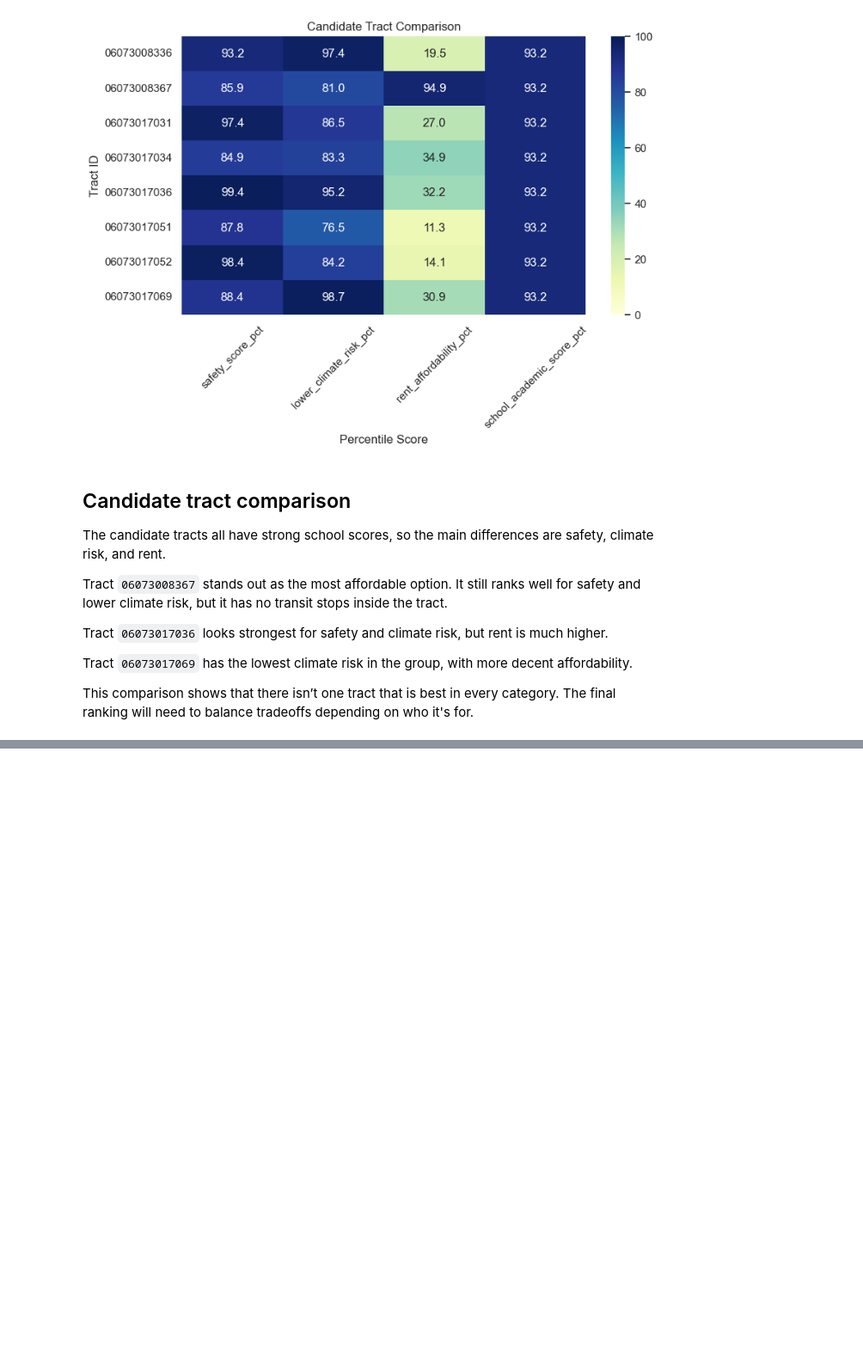
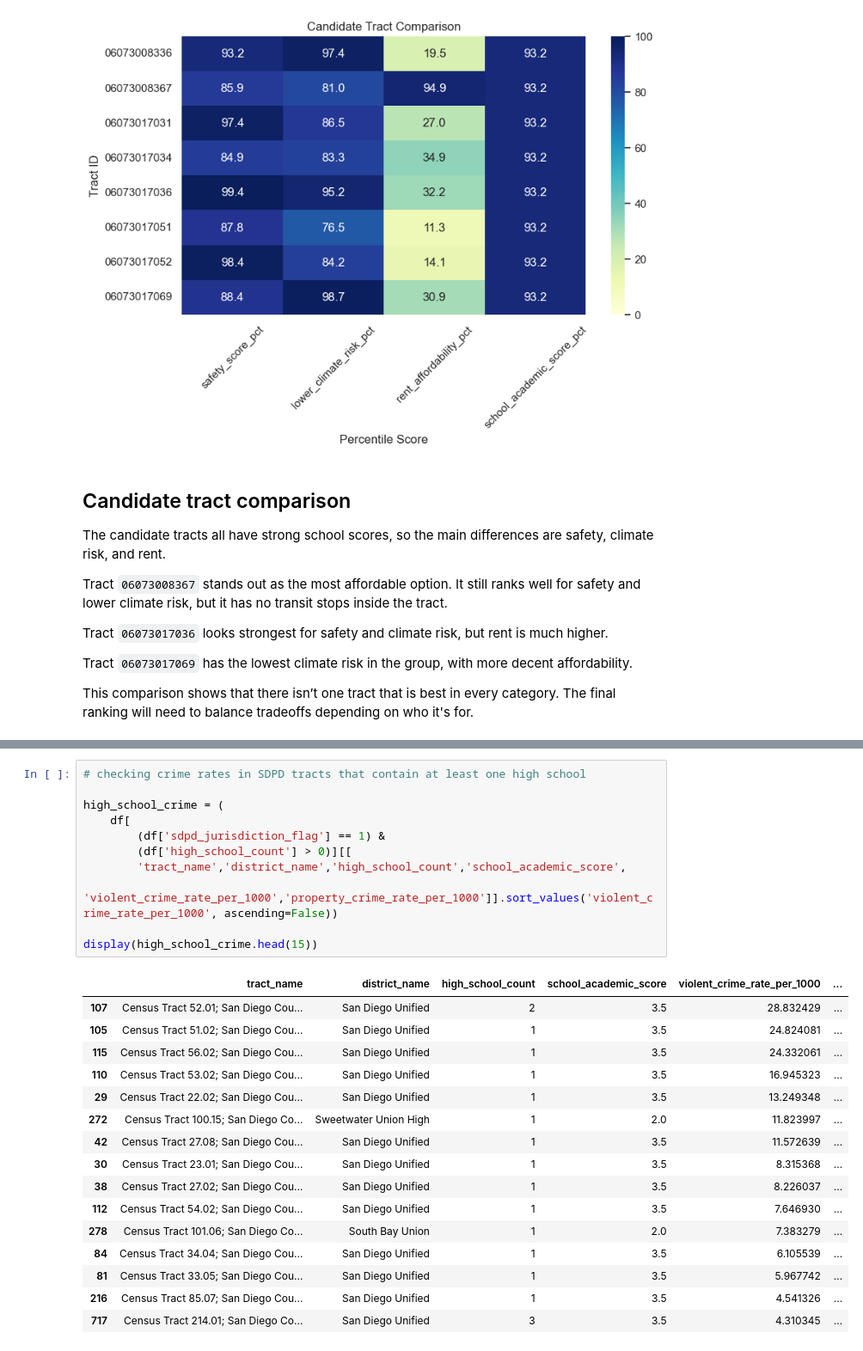
Before and after one commit to coco-martinez/san-diego-neighborhood-opportunity, a Jupyter notebook: notebooks/08_eda.ipynb, the cells around one changed output, grey strips where cells are left out. Shown at 86% size. Saved outputs shown, nothing was run; the diff lists cells and outputs as text; blank space fills up the shorter version.

```diff
--- a/notebooks/08_eda.ipynb
+++ b/notebooks/08_eda.ipynb
@@ -1408,0 +1716,28 @@ SDPD dataset: (311, 76) ..\data\processed\master_residential_tract_features_sdpd
+# %%
+# checking crime rates in SDPD tracts that contain at least one high school
+
+high_school_crime = (
+    df[
+        (df['sdpd_jurisdiction_flag'] == 1) &
+        (df['high_school_count'] > 0)][[
+        'tract_name','district_name','high_school_count','school_academic_score',
+        'violent_crime_rate_per_1000','property_crime_rate_per_1000']].sort_values('violent_crime_rate_per_1000', ascending=False))
+
+display(high_school_crime.head(15))
+# %% [output]
+|  | tract_name | district_name | high_school_count | school_academic_score | violent_crime_rate_per_1000 | ... |
+| 107 | Census Tract 52.01; San Diego Cou... | San Diego Unified | 2 | 3.5 | 28.832429 | ... |
+| 105 | Census Tract 51.02; San Diego Cou... | San Diego Unified | 1 | 3.5 | 24.824081 | ... |
+| 115 | Census Tract 56.02; San Diego Cou... | San Diego Unified | 1 | 3.5 | 24.332061 | ... |
+| 110 | Census Tract 53.02; San Diego Cou... | San Diego Unified | 1 | 3.5 | 16.945323 | ... |
+| 29 | Census Tract 22.02; San Diego Cou... | San Diego Unified | 1 | 3.5 | 13.249348 | ... |
+| 272 | Census Tract 100.15; San Diego Co... | Sweetwater Union High | 1 | 2.0 | 11.823997 | ... |
+| 42 | Census Tract 27.08; San Diego Cou... | San Diego Unified | 1 | 3.5 | 11.572639 | ... |
+| 30 | Census Tract 23.01; San Diego Cou... | San Diego Unified | 1 | 3.5 | 8.315368 | ... |
+| 38 | Census Tract 27.02; San Diego Cou... | San Diego Unified | 1 | 3.5 | 8.226037 | ... |
+| 112 | Census Tract 54.02; San Diego Cou... | San Diego Unified | 1 | 3.5 | 7.646930 | ... |
+| 278 | Census Tract 101.06; San Diego Co... | South Bay Union | 1 | 2.0 | 7.383279 | ... |
+| 84 | Census Tract 34.04; San Diego Cou... | San Diego Unified | 1 | 3.5 | 6.105539 | ... |
+| 81 | Census Tract 33.05; San Diego Cou... | San Diego Unified | 1 | 3.5 | 5.967742 | ... |
+| 216 | Census Tract 85.07; San Diego Cou... | San Diego Unified | 1 | 3.5 | 4.541326 | ... |
+| 717 | Census Tract 214.01; San Diego Co... | San Diego Unified | 3 | 3.5 | 4.310345 | ... |
```
Also changed, not shown: parts of 17 cells of this notebook, 1 other file.
